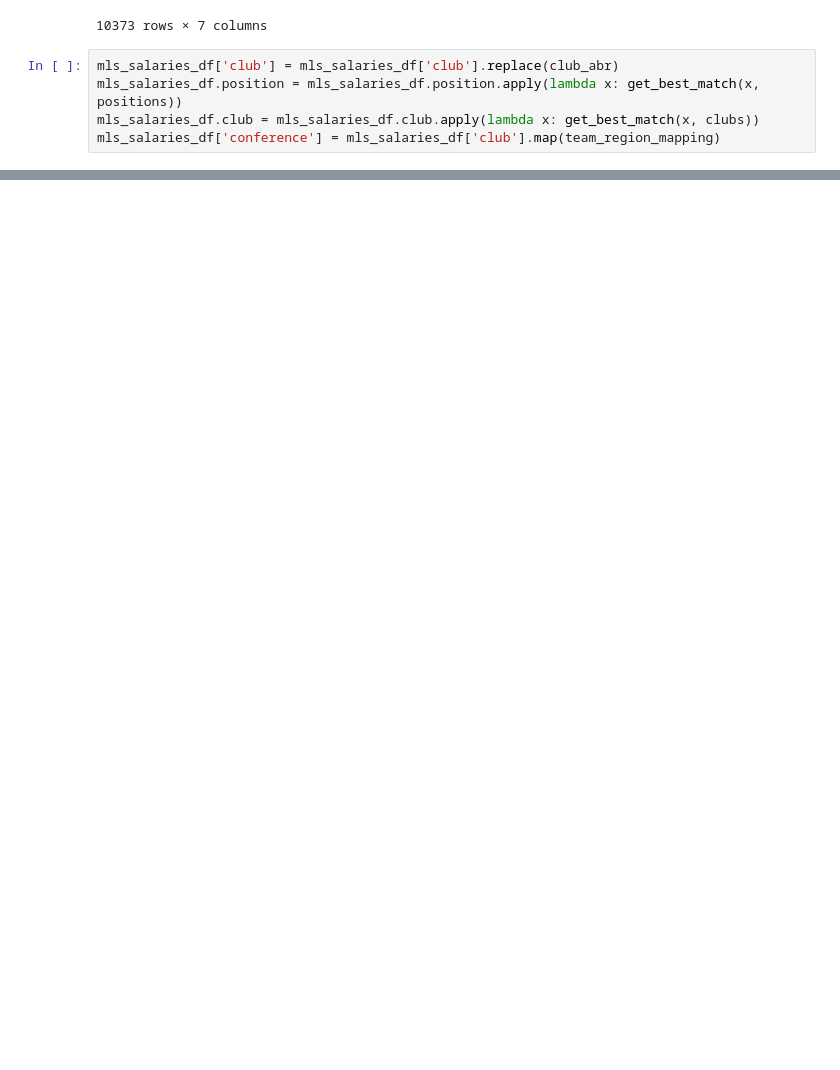
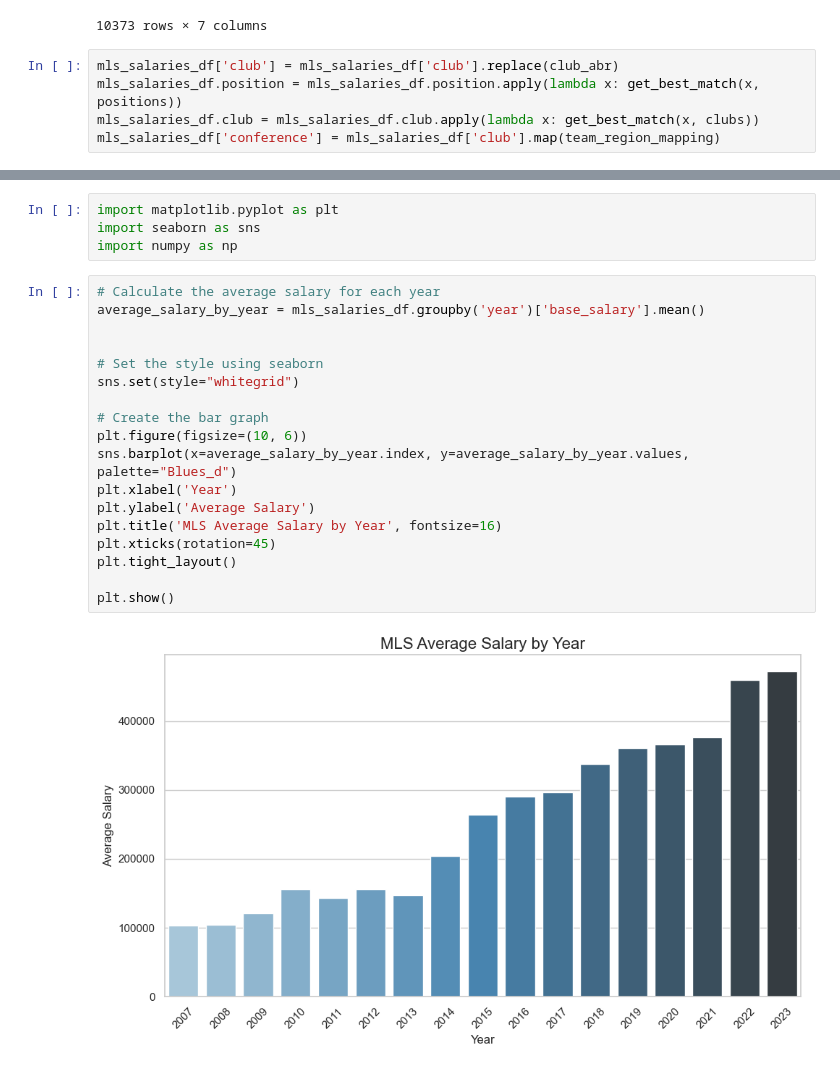
Before and after one commit to GabeAvinaz/Proj_1_MLS_Player_Salary_-Projections, a Jupyter notebook: MLS_player_Salary_Projections.ipynb, the cells around one changed output, grey strips where cells are left out. Cells and saved outputs as stored; diff of their text form; blank space fills up the shorter version.

Commit message:
Added visualisiations for MLS

```diff
--- a/MLS_player_Salary_Projections.ipynb
+++ b/MLS_player_Salary_Projections.ipynb
@@ -499,0 +497,24 @@ mlb_salaries_df.sample(20)
+# %%
+import matplotlib.pyplot as plt
+import seaborn as sns
+import numpy as np
+# %%
+# Calculate the average salary for each year
+average_salary_by_year = mls_salaries_df.groupby('year')['base_salary'].mean()
+
+
+# Set the style using seaborn
+sns.set(style="whitegrid")
+
+# Create the bar graph
+plt.figure(figsize=(10, 6))
+sns.barplot(x=average_salary_by_year.index, y=average_salary_by_year.values, palette="Blues_d")
+plt.xlabel('Year')
+plt.ylabel('Average Salary')
+plt.title('MLS Average Salary by Year', fontsize=16)
+plt.xticks(rotation=45)
+plt.tight_layout()
+
+plt.show()
+# %% [output]
+[figure, added]
```
Also changed, not shown: parts of 9 cells of this notebook, 5 other files.
